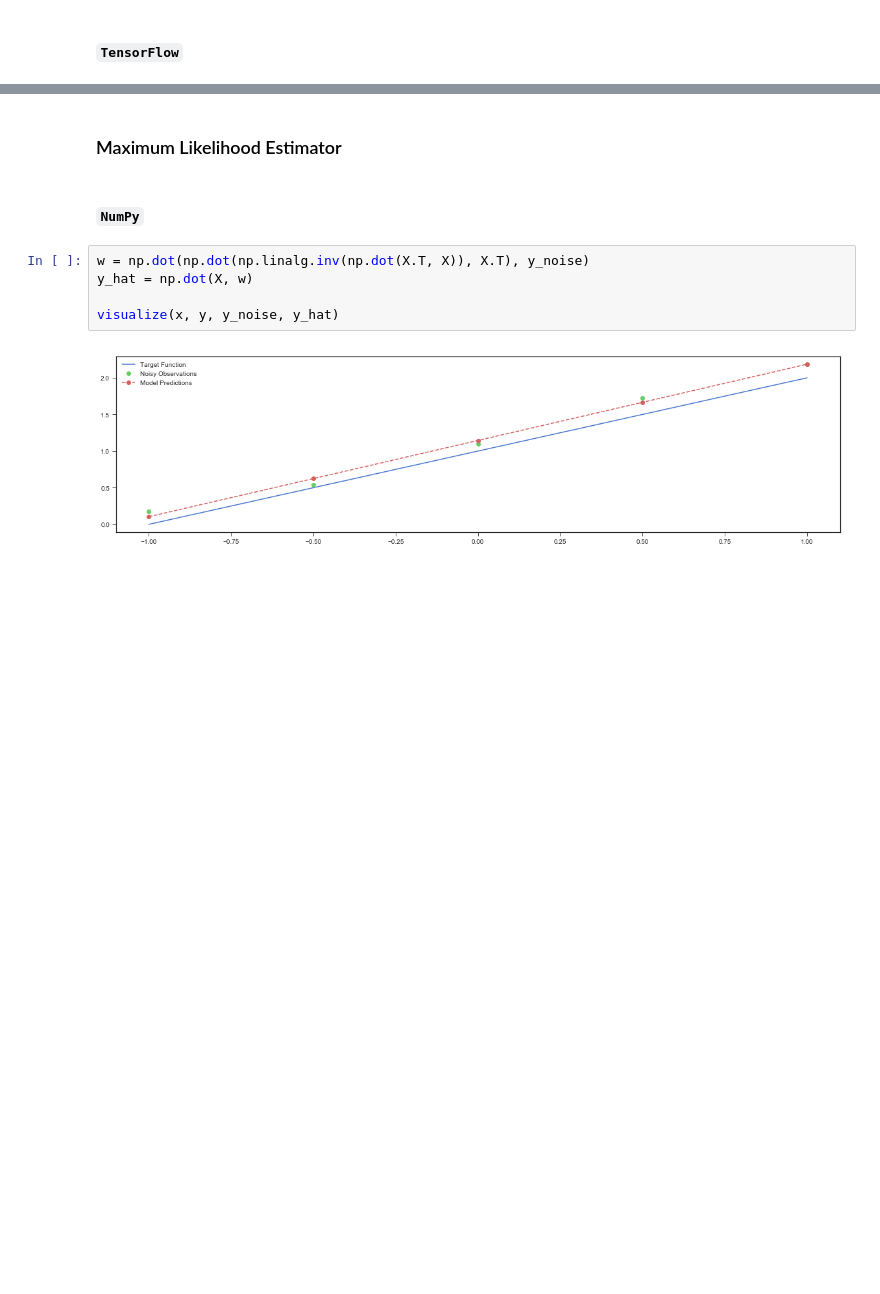
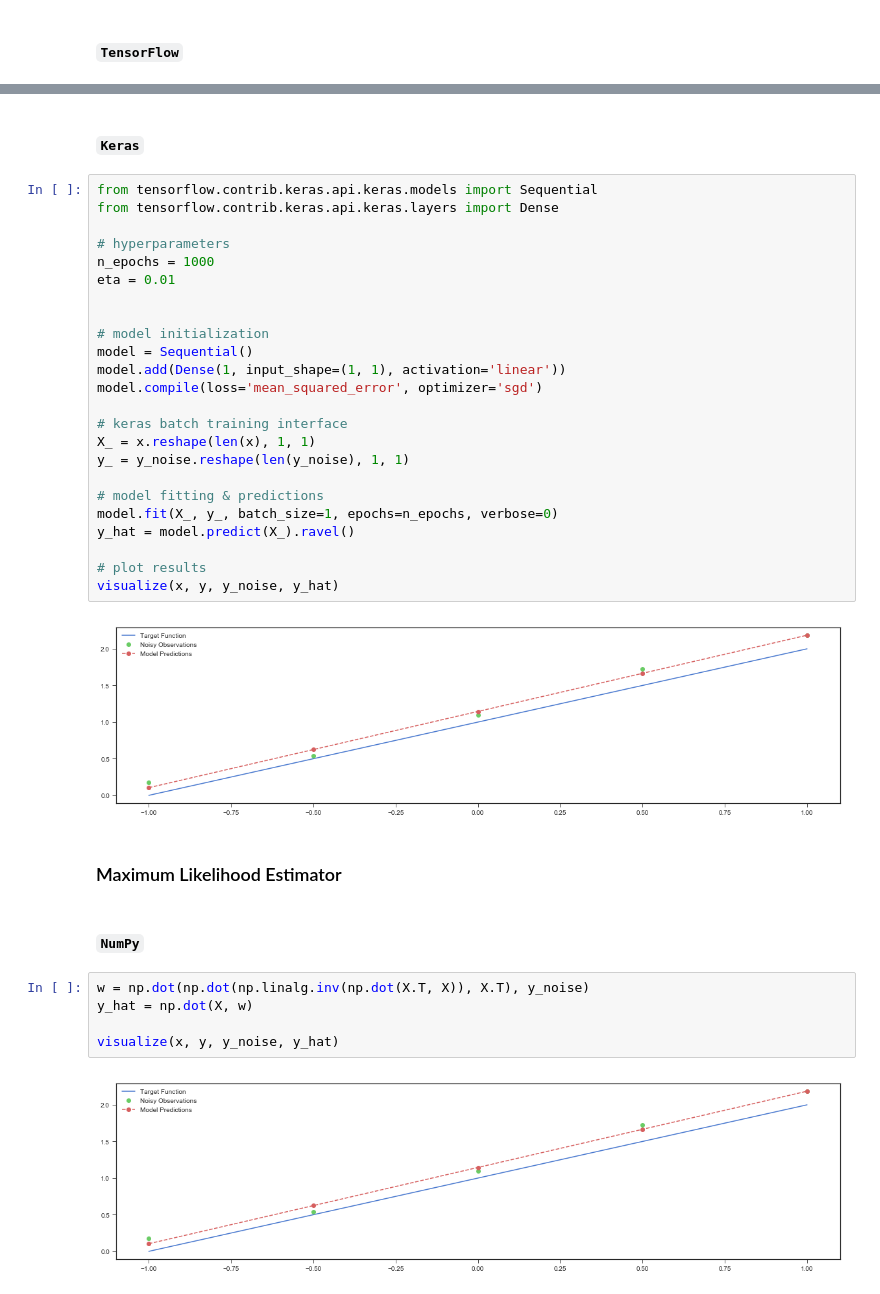
Before and after one commit to vishalbelsare/Docs, a Jupyter notebook: workshop-01/notebooks/Linear Models.ipynb, the cells around one changed output, grey strips where cells are left out. Drawn from its saved outputs; the diff is of its cells as text; blank space fills up the shorter version.

```diff
--- a/workshop-01/notebooks/Linear Models.ipynb
+++ b/workshop-01/notebooks/Linear Models.ipynb
@@ -123,3 +195,31 @@ plt.plot(loss);
+# %% [markdown]
+#### `Keras` <a class="anchor" id="sgd-keras"></a>
+# %%
+from tensorflow.contrib.keras.api.keras.models import Sequential
+from tensorflow.contrib.keras.api.keras.layers import Dense
+
+# hyperparameters
+n_epochs = 1000
+eta = 0.01
+
+
+# model initialization
+model = Sequential()
+model.add(Dense(1, input_shape=(1, 1), activation='linear'))
+model.compile(loss='mean_squared_error', optimizer='sgd')
+
+# keras batch training interface
+X_ = x.reshape(len(x), 1, 1)
+y_ = y_noise.reshape(len(y_noise), 1, 1)
+
+# model fitting & predictions
+model.fit(X_, y_, batch_size=1, epochs=n_epochs, verbose=0)
+y_hat = model.predict(X_).ravel()
+
+# plot results
+visualize(x, y, y_noise, y_hat)
+# %% [output]
+[figure, added]
 # %% [markdown]
 ### Maximum Likelihood Estimator  <a class="anchor" id="maximum-likelihood-estimator"></a>
 # %% [markdown]
```
Also changed, not shown: parts of 8 cells of this notebook.
